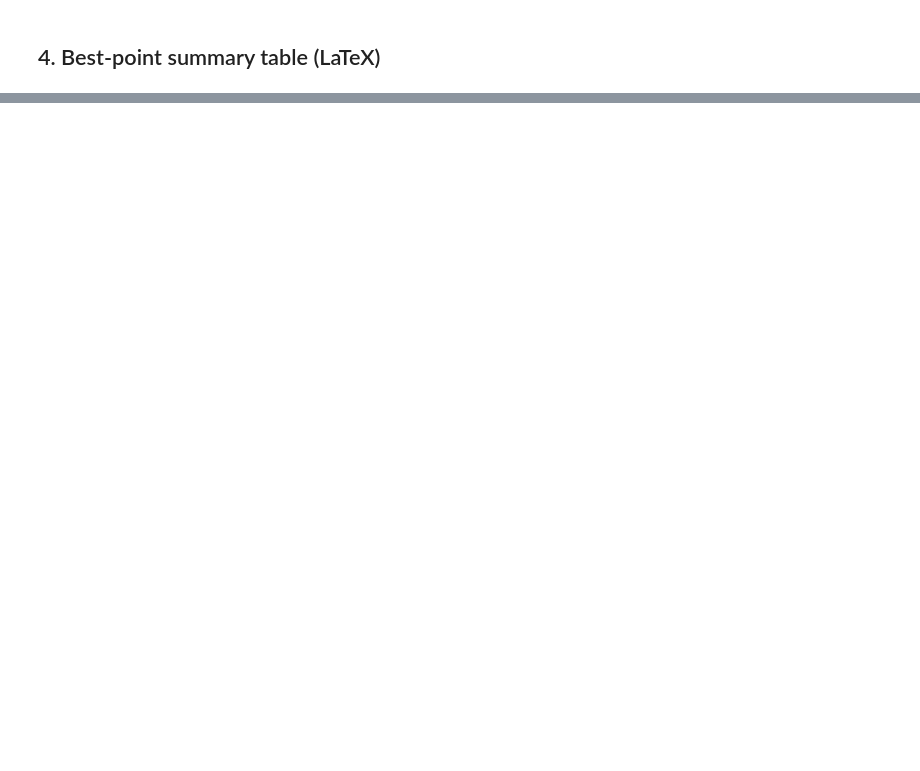
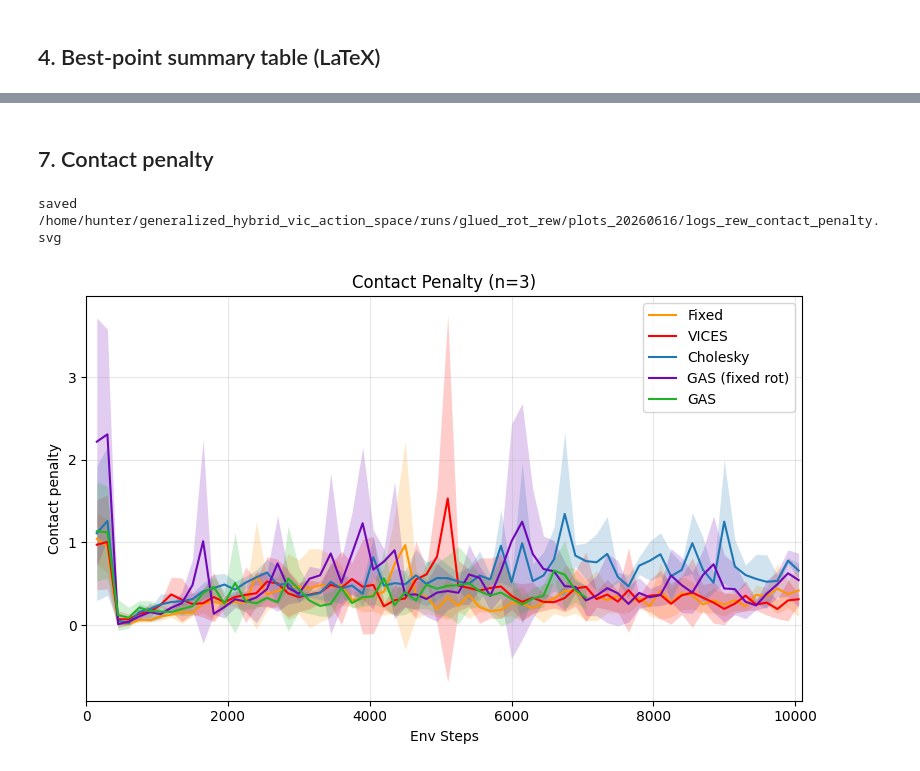
Before and after one commit to RoboNuke/generalized_hybrid_vic_action_space, a Jupyter notebook: data_analysis/analysis.ipynb, the cells around one changed output, grey strips where cells are left out. Cells and saved outputs as stored; diff of their text form; code cells hidden in the pictures; blank space fills up the shorter version.

```diff
--- a/data_analysis/analysis.ipynb
+++ b/data_analysis/analysis.ipynb
@@ -699,0 +179,17 @@ saved /home/hunter/generalized_hybrid_vic_action_space/runs/long_dir/plots_20260
+# %% [markdown]
+## 7. Contact penalty
+# %%
+metric = 'logs_rew/contact_penalty'
+ylabel = 'Contact penalty'
+title = 'Contact Penalty (n=3)'
+legend_loc = 'best'
+ylim = None
+
+ax = pt.plot_metric(DATA, metric, ylabel, title, STYLE,
+                    legend_loc=legend_loc, ylim=ylim)
+ax.figure.tight_layout()
+pt.save_plot(ax.figure, metric, STYLE)
+plt.show()
+# %% [output]
+saved /home/hunter/generalized_hybrid_vic_action_space/runs/glued_rot_rew/plots_20260616/logs_rew_contact_penalty.svg
+[figure, added]
```
Also changed, not shown: parts of 45 cells of this notebook, 34 other files.
